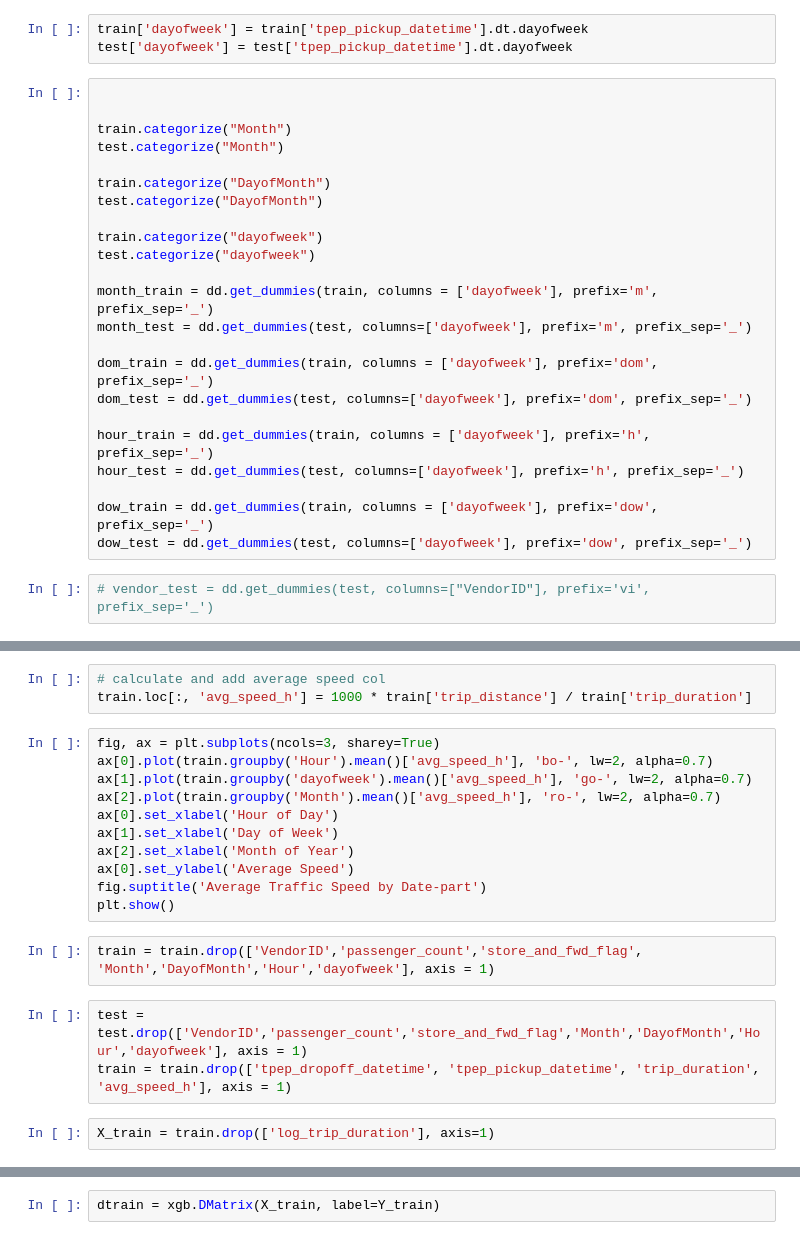
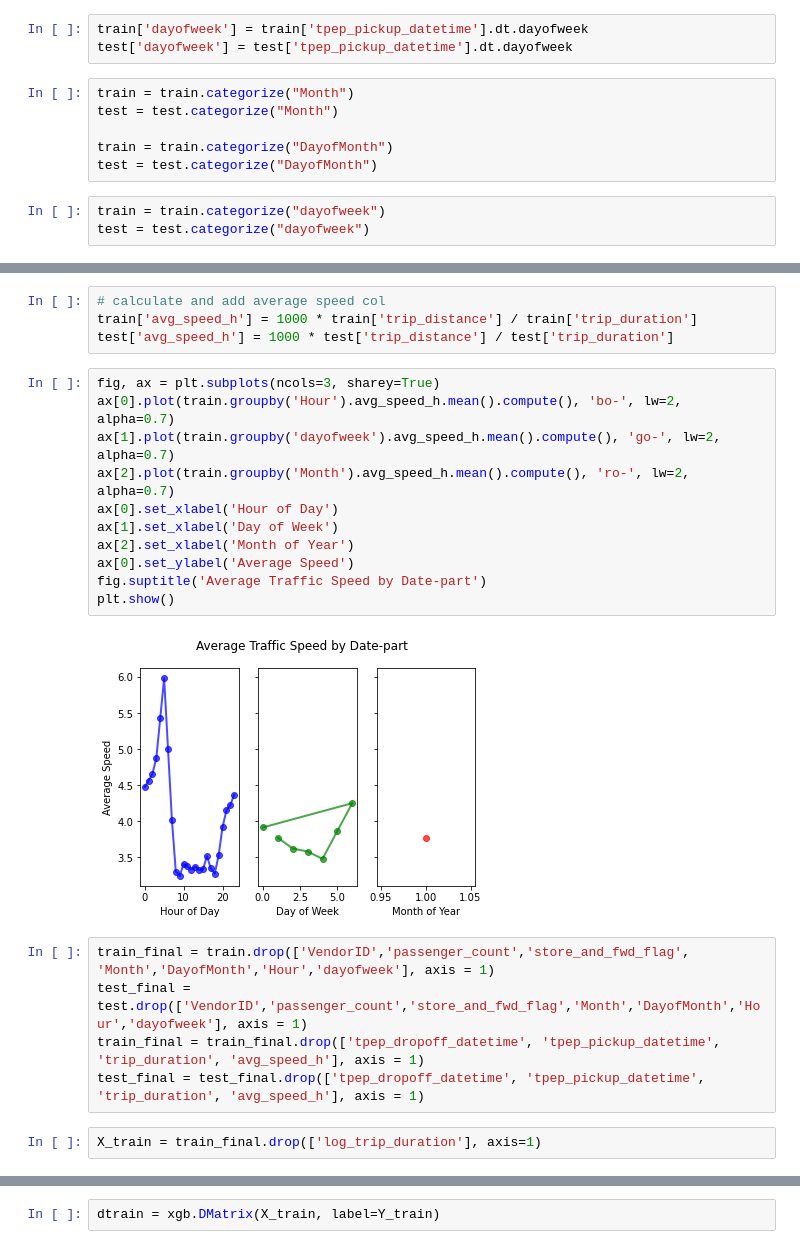
Before and after one commit to mlkimmins/scalingpythonml, a Jupyter notebook: dask/ch_4_duplicate_for_local.ipynb, the cells around one changed output, grey strips where cells are left out. Drawn from its saved outputs; the diff is of its cells as text.

```diff
--- a/dask/ch_4_duplicate_for_local.ipynb
+++ b/dask/ch_4_duplicate_for_local.ipynb
@@ -372,27 +372,11 @@ test['Hour'] = test['tpep_pickup_datetime'].dt.hour
 train['dayofweek'] = train['tpep_pickup_datetime'].dt.dayofweek
 test['dayofweek'] = test['tpep_pickup_datetime'].dt.dayofweek
 # %%
+train = train.categorize("Month")
+test = test.categorize("Month")
 
-
-train.categorize("Month")
-test.categorize("Month")
-
-train.categorize("DayofMonth")
-test.categorize("DayofMonth")
-
-train.categorize("dayofweek")
-test.categorize("dayofweek")
-
-month_train = dd.get_dummies(train, columns = ['dayofweek'], prefix='m', prefix_sep='_')
-month_test = dd.get_dummies(test, columns=['dayofweek'], prefix='m', prefix_sep='_')
-
-dom_train = dd.get_dummies(train, columns = ['dayofweek'], prefix='dom', prefix_sep='_')
-dom_test = dd.get_dummies(test, columns=['dayofweek'], prefix='dom', prefix_sep='_')
-
-hour_train = dd.get_dummies(train, columns = ['dayofweek'], prefix='h', prefix_sep='_')
-hour_test = dd.get_dummies(test, columns=['dayofweek'], prefix='h', prefix_sep='_')
-
-dow_train = dd.get_dummies(train, columns = ['dayofweek'], prefix='dow', prefix_sep='_')
-dow_test = dd.get_dummies(test, columns=['dayofweek'], prefix='dow', prefix_sep='_')
+train = train.categorize("DayofMonth")
+test = test.categorize("DayofMonth")
 # %%
-# vendor_test = dd.get_dummies(test, columns=["VendorID"], prefix='vi', prefix_sep='_')
+train = train.categorize("dayofweek")
+test = test.categorize("dayofweek")
@@ -399,22 +397,25 @@ dow_test = dd.get_dummies(test, columns=['dayofweek'], prefix='dow', prefix_sep=
 # %%
 # calculate and add average speed col
-train.loc[:, 'avg_speed_h'] = 1000 * train['trip_distance'] / train['trip_duration']
+train['avg_speed_h'] = 1000 * train['trip_distance'] / train['trip_duration']
+test['avg_speed_h'] = 1000 * test['trip_distance'] / test['trip_duration']
 # %%
 fig, ax = plt.subplots(ncols=3, sharey=True)
-ax[0].plot(train.groupby('Hour').mean()['avg_speed_h'], 'bo-', lw=2, alpha=0.7)
-ax[1].plot(train.groupby('dayofweek').mean()['avg_speed_h'], 'go-', lw=2, alpha=0.7)
-ax[2].plot(train.groupby('Month').mean()['avg_speed_h'], 'ro-', lw=2, alpha=0.7)
+ax[0].plot(train.groupby('Hour').avg_speed_h.mean().compute(), 'bo-', lw=2, alpha=0.7)
+ax[1].plot(train.groupby('dayofweek').avg_speed_h.mean().compute(), 'go-', lw=2, alpha=0.7)
+ax[2].plot(train.groupby('Month').avg_speed_h.mean().compute(), 'ro-', lw=2, alpha=0.7)
 ax[0].set_xlabel('Hour of Day')
 ax[1].set_xlabel('Day of Week')
 ax[2].set_xlabel('Month of Year')
 ax[0].set_ylabel('Average Speed')
 fig.suptitle('Average Traffic Speed by Date-part')
 plt.show()
+# %% [output]
+[figure, added]
 # %%
-train = train.drop(['VendorID','passenger_count','store_and_fwd_flag', 'Month','DayofMonth','Hour','dayofweek'], axis = 1)
+train_final = train.drop(['VendorID','passenger_count','store_and_fwd_flag', 'Month','DayofMonth','Hour','dayofweek'], axis = 1)
+test_final = test.drop(['VendorID','passenger_count','store_and_fwd_flag','Month','DayofMonth','Hour','dayofweek'], axis = 1)
+train_final = train_final.drop(['tpep_dropoff_datetime', 'tpep_pickup_datetime', 'trip_duration', 'avg_speed_h'], axis = 1)
+test_final = test_final.drop(['tpep_dropoff_datetime', 'tpep_pickup_datetime', 'trip_duration', 'avg_speed_h'], axis = 1)
-# %%
-test = test.drop(['VendorID','passenger_count','store_and_fwd_flag','Month','DayofMonth','Hour','dayofweek'], axis = 1)
-train = train.drop(['tpep_dropoff_datetime', 'tpep_pickup_datetime', 'trip_duration', 'avg_speed_h'], axis = 1)
 # %%
-X_train = train.drop(['log_trip_duration'], axis=1)
+X_train = train_final.drop(['log_trip_duration'], axis=1)
 # %%
```
Also changed, not shown: parts of 4 cells of this notebook.
